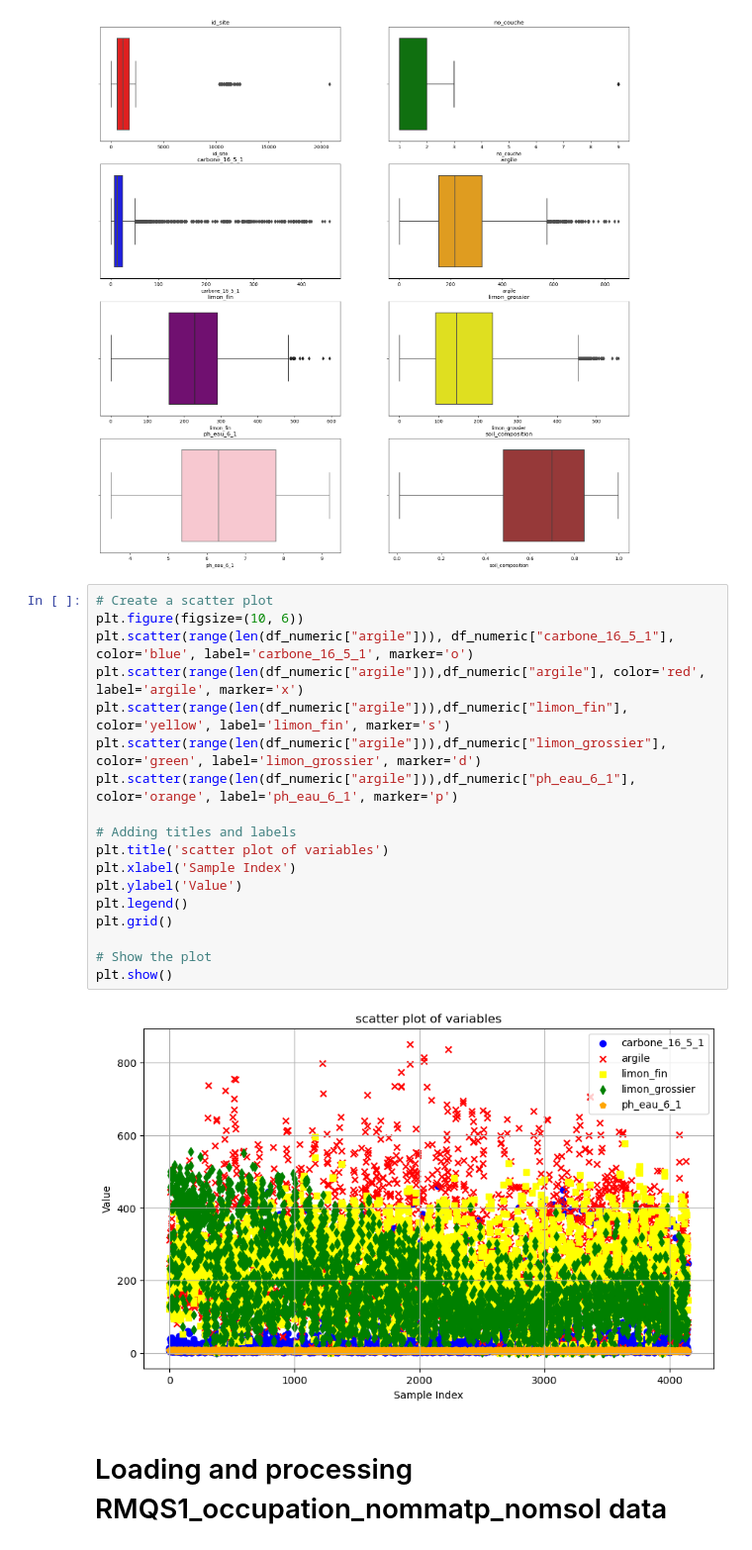
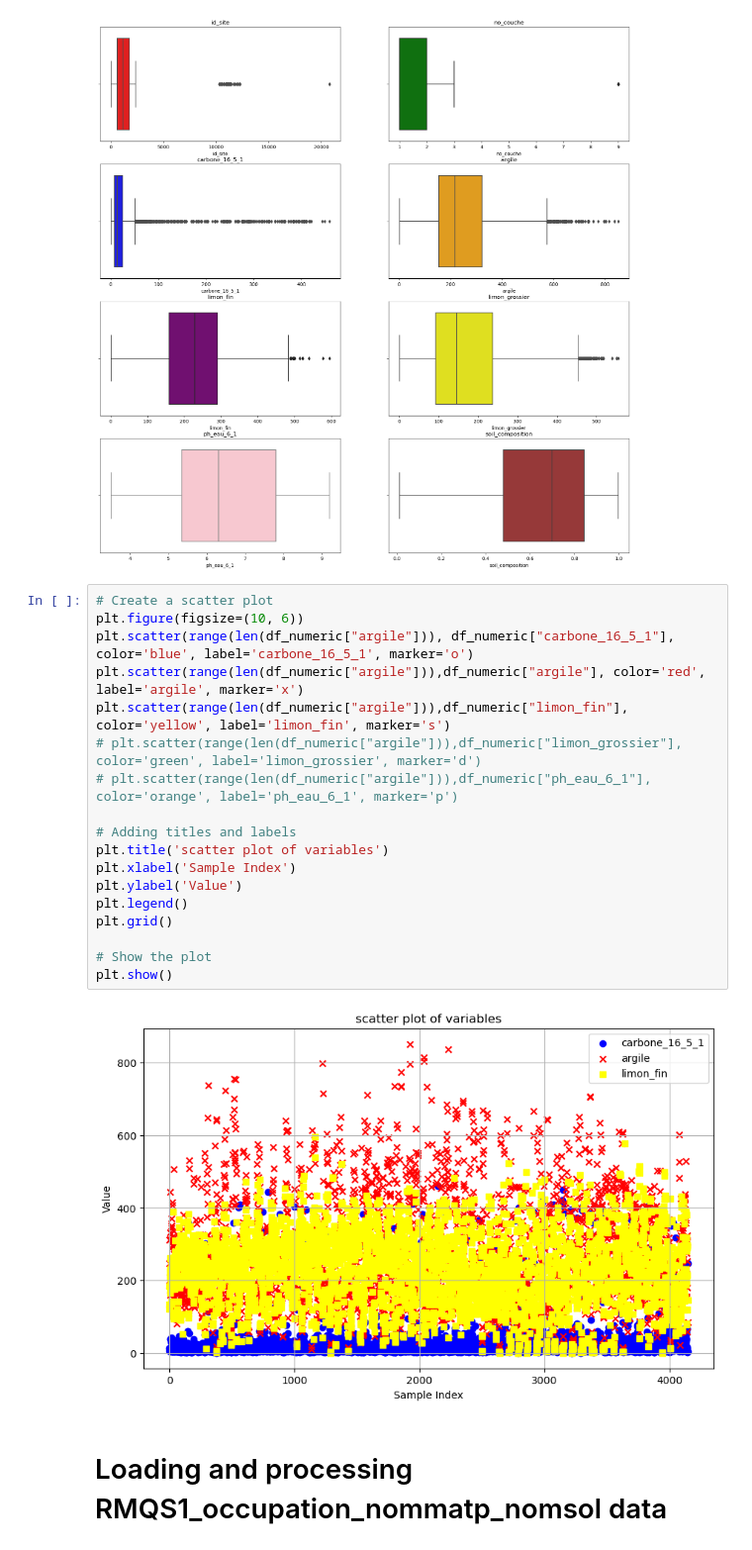
Before and after one commit to adjamagatte/Environmental-Data-Scientist, a Jupyter notebook: revisited_soil_carbon_prediction.ipynb, the cells around one changed output. Shown at 99% size. Cells and saved outputs as stored; diff of their text form.

```diff
--- a/revisited_soil_carbon_prediction.ipynb
+++ b/revisited_soil_carbon_prediction.ipynb
@@ -214,23 +217,23 @@ plt.show()
 # %%
 # Create a scatter plot
 plt.figure(figsize=(10, 6))
 plt.scatter(range(len(df_numeric["argile"])), df_numeric["carbone_16_5_1"], color='blue', label='carbone_16_5_1', marker='o')
 plt.scatter(range(len(df_numeric["argile"])),df_numeric["argile"], color='red', label='argile', marker='x')
 plt.scatter(range(len(df_numeric["argile"])),df_numeric["limon_fin"], color='yellow', label='limon_fin', marker='s')
-plt.scatter(range(len(df_numeric["argile"])),df_numeric["limon_grossier"], color='green', label='limon_grossier', marker='d')
-plt.scatter(range(len(df_numeric["argile"])),df_numeric["ph_eau_6_1"], color='orange', label='ph_eau_6_1', marker='p')
+# plt.scatter(range(len(df_numeric["argile"])),df_numeric["limon_grossier"], color='green', label='limon_grossier', marker='d')
+# plt.scatter(range(len(df_numeric["argile"])),df_numeric["ph_eau_6_1"], color='orange', label='ph_eau_6_1', marker='p')
 
 # Adding titles and labels
 plt.title('scatter plot of variables')
 plt.xlabel('Sample Index')
 plt.ylabel('Value')
 plt.legend()
 plt.grid()
 
 # Show the plot
 plt.show()
 # %% [output]
-[figure, old version]
+[figure, new version]
 # %% [markdown]
 # Loading and processing RMQS1_occupation_nommatp_nomsol data
 # %%
```
Also changed, not shown: parts of 3 cells of this notebook.
